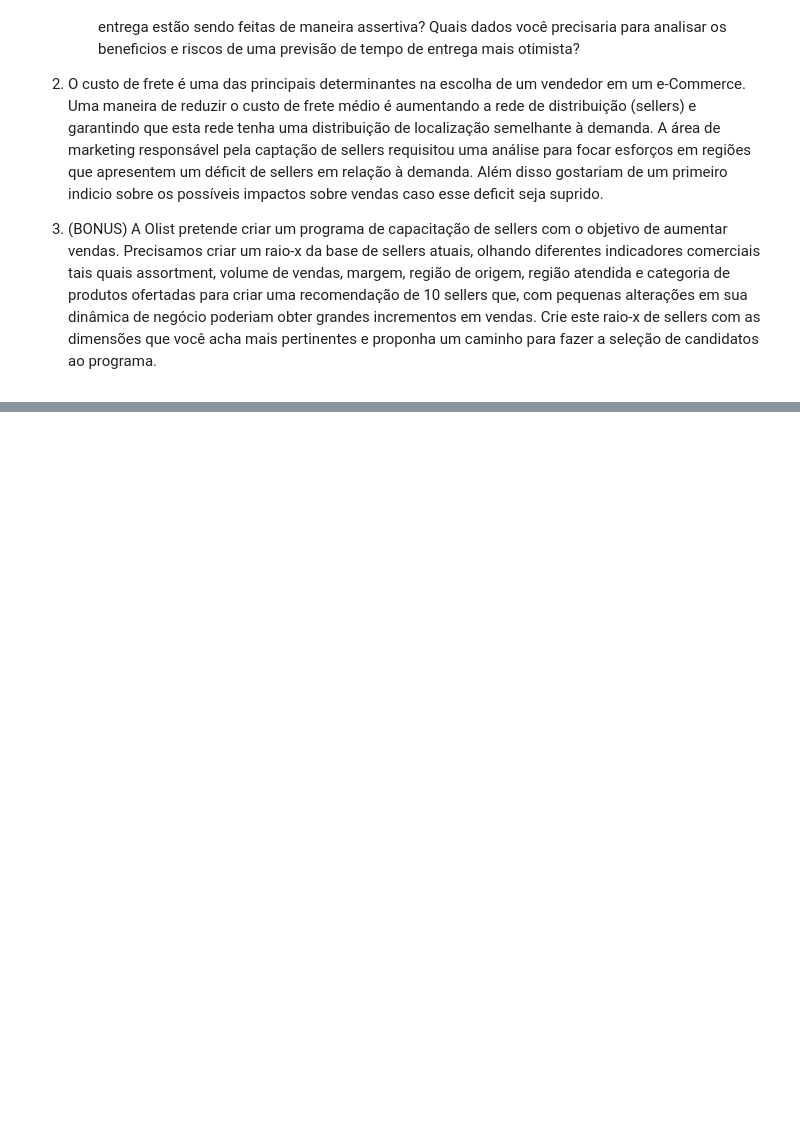
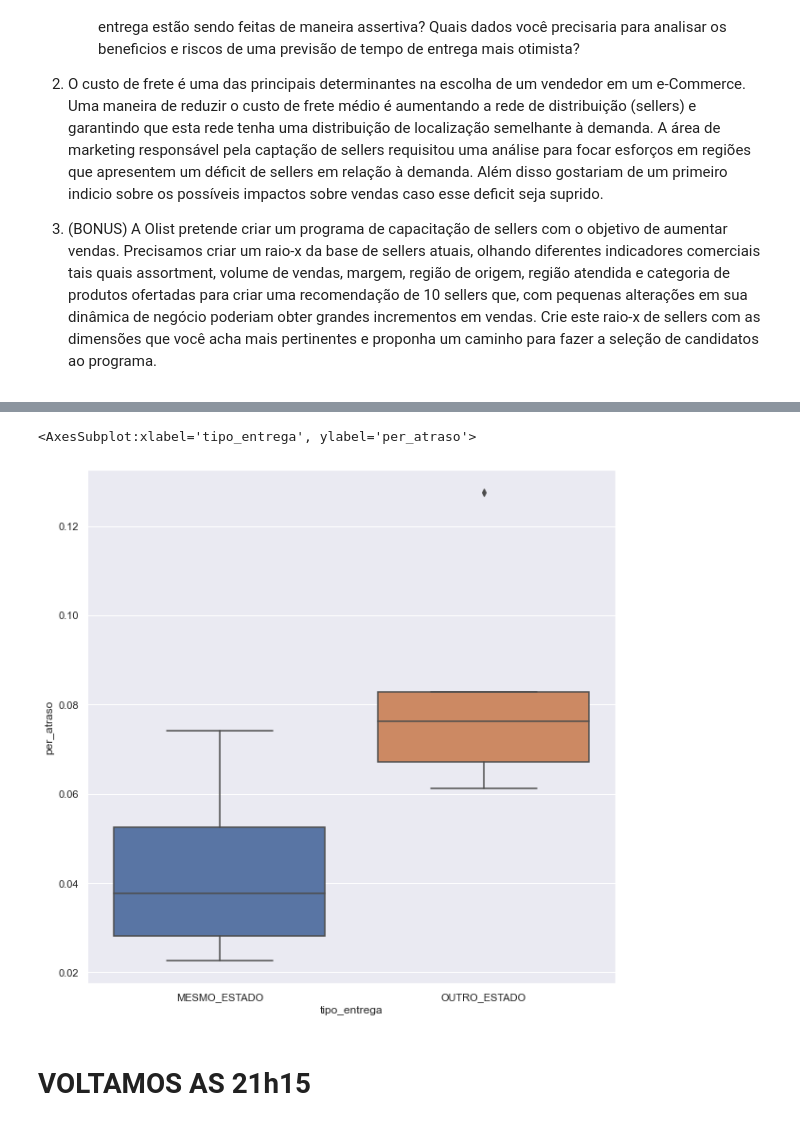
Before and after one commit to pedroteche-ih/64_PT_NOV202111, a Jupyter notebook: aulas/64 DA PT NOV-2021 SQL Review 202200226 .ipynb, the cells around one changed output, grey strips where cells are left out. Drawn from its saved outputs; the diff is of its cells as text; code cells hidden in the pictures; blank space fills up the shorter version.

```diff
--- a/aulas/64 DA PT NOV-2021 SQL Review 202200226 .ipynb
+++ b/aulas/64 DA PT NOV-2021 SQL Review 202200226 .ipynb
@@ -100,5 +100,6 @@ GROUP BY
 	c.status_atraso,
 	c.product_category_name
 '''
+engine = create_engine('postgresql+psycopg2://ironhack:123456@localhost:5432/ironhack')
 # %%
 tb_case_1 = pd.read_sql_query(query_c1, engine)
@@ -215,3 +311,8 @@ sns.catplot(x='tipo_entrega', y='per_atraso', col='customer_regiao', data=tb_res
+# %%
+sns.boxplot(x='tipo_entrega', y='per_atraso', data=tb_resumo_atrasos)
+# %% [output]
+<AxesSubplot:xlabel='tipo_entrega', ylabel='per_atraso'>
+[figure, added]
 # %%
 tb_resumo_cat = tb_case_1.groupby(['product_category_name']).agg(
     num_pedidos = pd.NamedAgg('num_pedidos', 'sum'),
@@ -233,6 +334,8 @@ tb_resumo_atrasos_cat_rel = pd.merge(tb_resumo_atrasos_cat, tb_resumo_cat_releva
 tb_resumo_atrasos_cat_rel.sort_values('per_atraso', ascending = False)
 # %%
 sns.catplot(x='tipo_entrega', y='per_atraso', col='product_category_name', data=tb_resumo_atrasos_cat_rel, kind='bar',col_wrap = 4)
+# %% [markdown]
+# VOLTAMOS AS 21h15
 # %%
 query_c12 = '''
 SELECT
```
Also changed, not shown: parts of 14 cells of this notebook, 2 other files.
